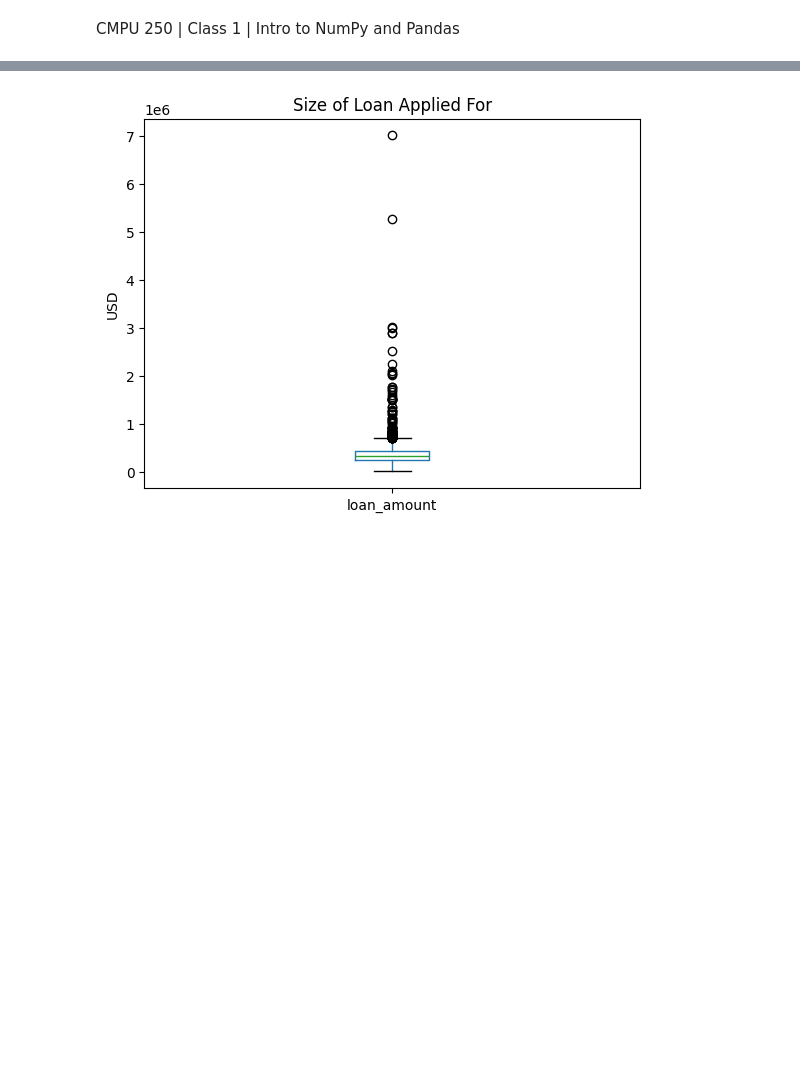
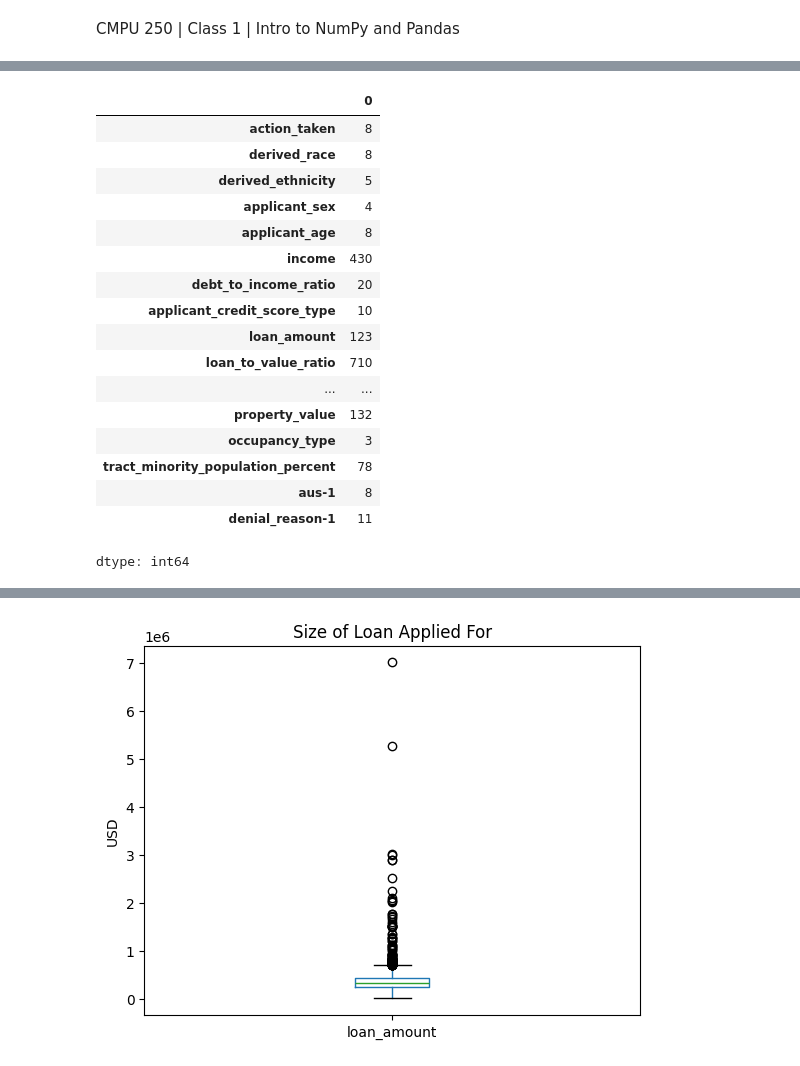
Before and after one commit to vzhang03/cmpu250-final-project, a Jupyter notebook: eda/eda.ipynb, the cells around one changed output, grey strips where cells are left out. Cells and saved outputs as stored; diff of their text form; code cells hidden in the pictures; blank space fills up the shorter version.

```diff
--- a/eda/eda.ipynb
+++ b/eda/eda.ipynb
@@ -41,0 +54,21 @@ memory usage: 429.5+ KB
+# %%
+df.nunique()
+# %% [output]
+|  | 0 |
+| action_taken | 8 |
+| derived_race | 8 |
+| derived_ethnicity | 5 |
+| applicant_sex | 4 |
+| applicant_age | 8 |
+| income | 430 |
+| debt_to_income_ratio | 20 |
+| applicant_credit_score_type | 10 |
+| loan_amount | 123 |
+| loan_to_value_ratio | 710 |
+| ... | ... |
+| property_value | 132 |
+| occupancy_type | 3 |
+| tract_minority_population_percent | 78 |
+| aus-1 | 8 |
+| denial_reason-1 | 11 |
+dtype: int64
```
Also changed, not shown: parts of 9 cells of this notebook.
